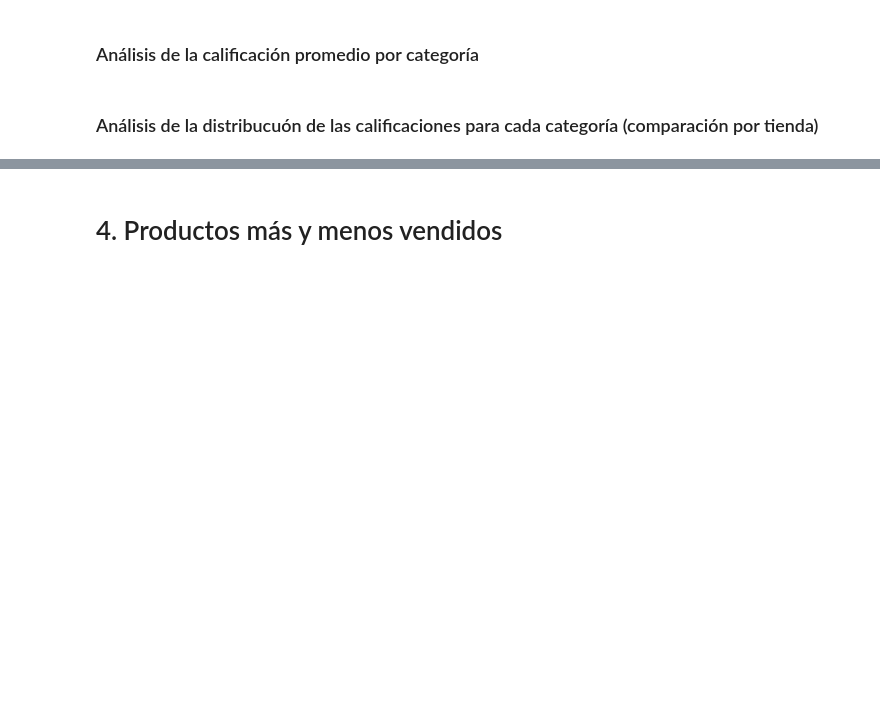
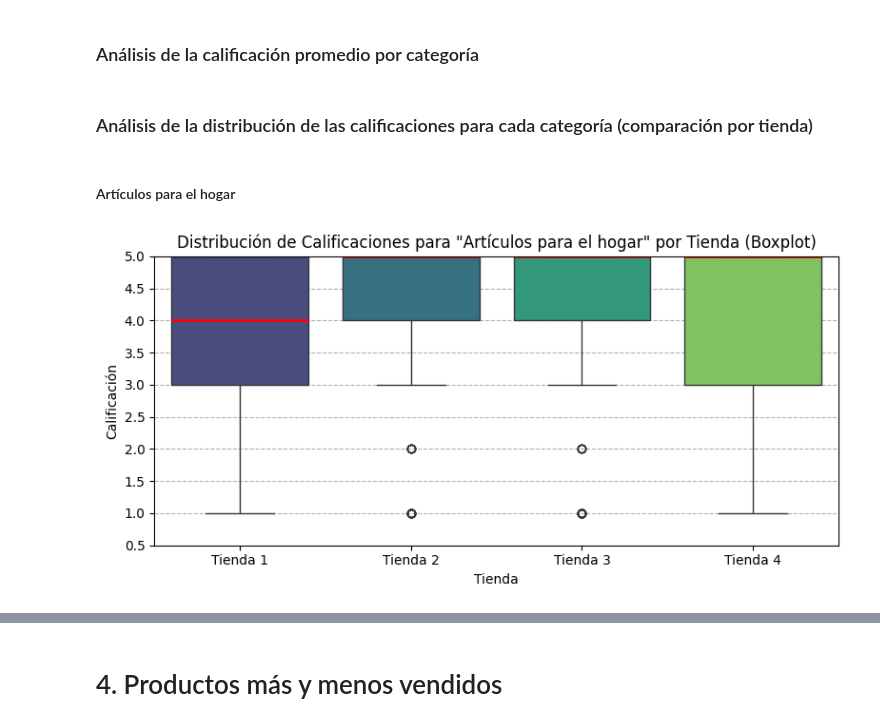
Before and after one commit to Karen-13C/Challenge_Modelado_de_datos_con_Python, a Jupyter notebook: AluraStoreLatam.ipynb, the cells around one changed output, grey strips where cells are left out. Cells and saved outputs as stored; diff of their text form; code cells hidden in the pictures; blank space fills up the shorter version.

```diff
--- a/AluraStoreLatam.ipynb
+++ b/AluraStoreLatam.ipynb
@@ -293,4 +293,4 @@ Por lo tanto es necesario analizar más estas variables, ya que por si solas no
 # %% [markdown]
 ### Análisis de la calificación promedio por categoría
 # %% [markdown]
-### Análisis de la distribucuón de las calificaciones para cada categoría (comparación por tienda)
+### Análisis de la distribución de las calificaciones para cada categoría (comparación por tienda)
@@ -296,0 +299,28 @@ Por lo tanto es necesario analizar más estas variables, ya que por si solas no
+# %% [markdown]
+#### Artículos para el hogar
+# %%
+categoria_analizar = 'Artículos para el hogar'
+
+plt.figure(figsize=(8, 4))
+
+# Crear una lista para almacenar DataFrames con la columna 'Tienda' añadida
+data_para_boxplot = []
+for nombre_tienda, df_tienda in tiendas_dfs.items():
+    subset = df_tienda[df_tienda['Categoría del Producto'] == categoria_analizar].copy()
+    subset['Tienda'] = nombre_tienda
+    data_para_boxplot.append(subset)
+
+# Concatenar los DataFrames en uno solo para Seaborn
+df_boxplot = pd.concat(data_para_boxplot)
+
+sns.boxplot(y='Calificación', x='Tienda', data=df_boxplot, palette="viridis", hue='Tienda',
+            legend=False, medianprops={'color': 'red', 'linewidth': 2})
+plt.title(f'Distribución de Calificaciones para "{categoria_analizar}" por Tienda (Boxplot)')
+plt.xlabel('Tienda')
+plt.ylabel('Calificación')
+plt.grid(axis='y', linestyle='--')
+plt.tight_layout()
+plt.ylim(0.5, 5)
+plt.show()
+# %% [output]
+[figure, added]
```
Also changed, not shown: parts of 28 cells of this notebook.
